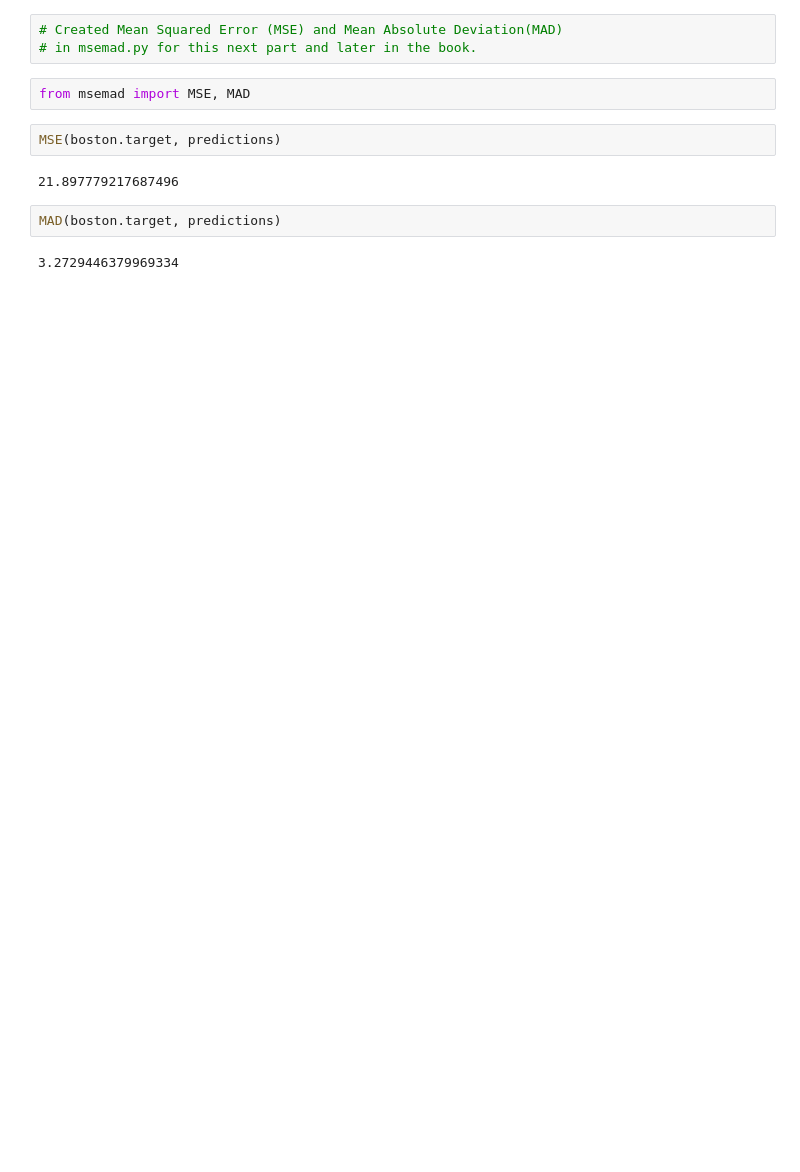
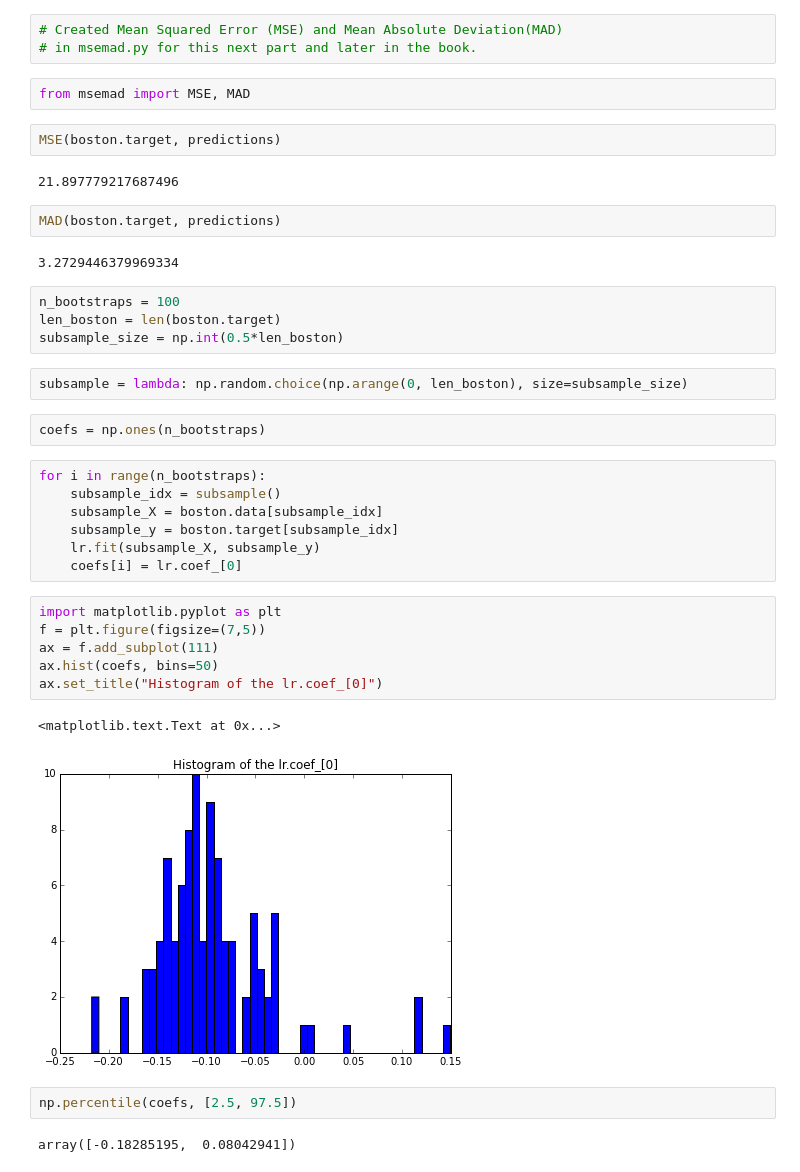
Before and after one commit to danibrear/sklearn-cookbook, a Jupyter notebook: Chapter 2/2.2 Evaluating the Linear Regression Model.ipynb, the cells around one changed output. Saved outputs shown, nothing was run; the diff lists cells and outputs as text; blank space fills up the shorter version.

Commit message:
added a little more to show bootstraping optimizations

```diff
--- a/Chapter 2/2.2 Evaluating the Linear Regression Model.ipynb
+++ b/Chapter 2/2.2 Evaluating the Linear Regression Model.ipynb
@@ -52,3 +52,31 @@ MSE(boston.target, predictions)
 MAD(boston.target, predictions)
 # %% [output]
 3.2729446379969334
+# %%
+n_bootstraps = 100
+len_boston = len(boston.target)
+subsample_size = np.int(0.5*len_boston)
+# %%
+subsample = lambda: np.random.choice(np.arange(0, len_boston), size=subsample_size)
+# %%
+coefs = np.ones(n_bootstraps)
+# %%
+for i in range(n_bootstraps):
+    subsample_idx = subsample()
+    subsample_X = boston.data[subsample_idx]
+    subsample_y = boston.target[subsample_idx]
+    lr.fit(subsample_X, subsample_y)
+    coefs[i] = lr.coef_[0]
+# %%
+import matplotlib.pyplot as plt
+f = plt.figure(figsize=(7,5))
+ax = f.add_subplot(111)
+ax.hist(coefs, bins=50)
+ax.set_title("Histogram of the lr.coef_[0]")
+# %% [output]
+<matplotlib.text.Text at 0x...>
+[figure, added]
+# %%
+np.percentile(coefs, [2.5, 97.5])
+# %% [output]
+array([-0.18285195,  0.08042941])
```
